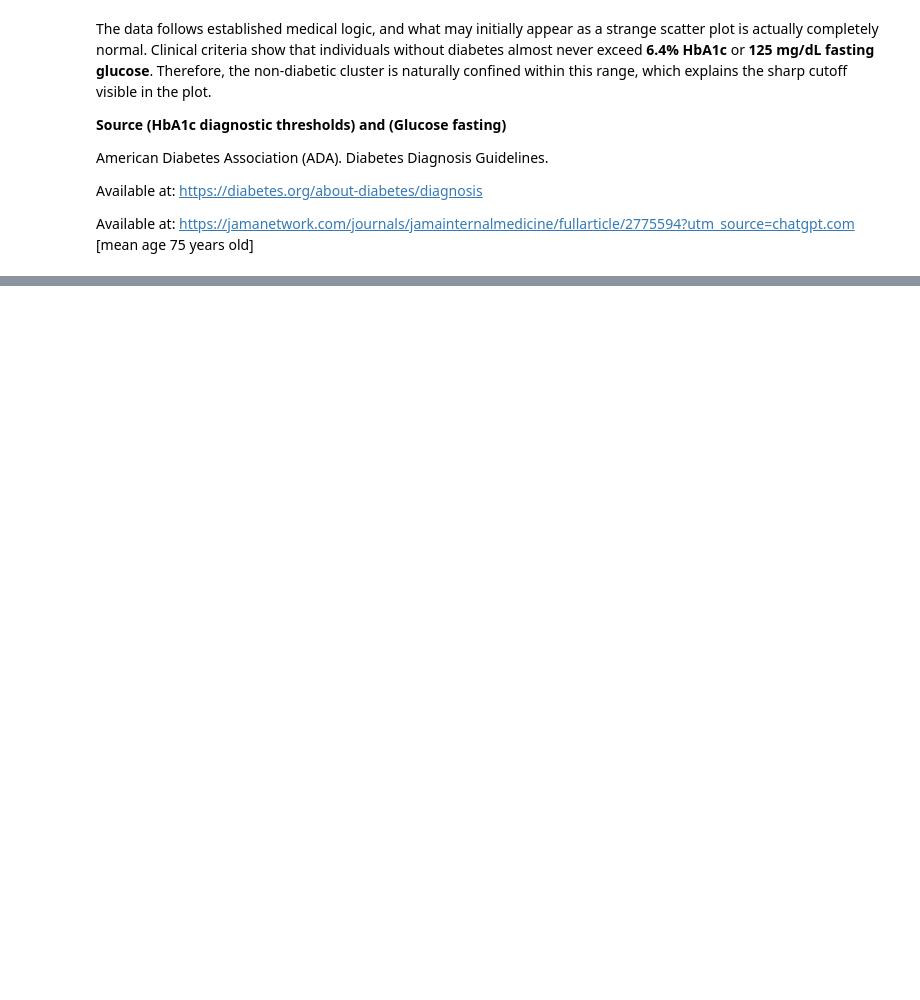
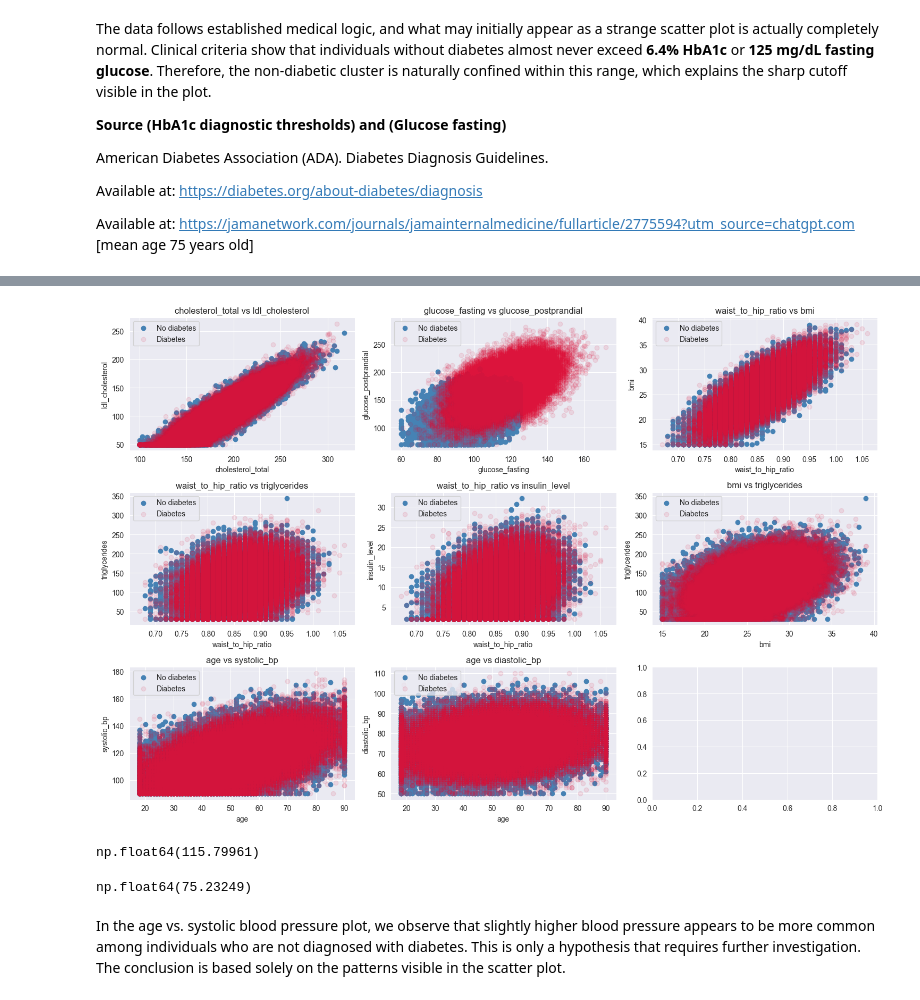
Before and after one commit to plamensve/diabets_health_indicators, a Jupyter notebook: notebooks/02_eda.ipynb, the cells around one changed output, grey strips where cells are left out. Saved outputs shown, nothing was run; the diff lists cells and outputs as text; code cells hidden in the pictures; blank space fills up the shorter version.

```diff
--- a/notebooks/02_eda.ipynb
+++ b/notebooks/02_eda.ipynb
@@ -74,0 +129,43 @@ Available at: https://jamanetwork.com/journals/jamainternalmedicine/fullarticle/
+# %%
+fig, axes = plt.subplots(3, 3, figsize=(15, 10), )
+axes = axes.flatten()
+
+TARGET_COLUMN = 'diagnosed_diabetes'
+duo_features = [
+    ('cholesterol_total', 'ldl_cholesterol'),
+    ('glucose_fasting', 'glucose_postprandial'),
+    ('waist_to_hip_ratio', 'bmi'),
+    ('waist_to_hip_ratio', 'triglycerides'),
+    ('waist_to_hip_ratio', 'insulin_level'),
+    ('bmi', 'triglycerides'),
+    ('age', 'systolic_bp'),
+    ('age', 'diastolic_bp'),
+]
+
+for ax, (f1, f2) in zip(axes, duo_features):
+
+    diabetic = data[data[TARGET_COLUMN] == 1]
+    non_diabetic = data[data[TARGET_COLUMN] == 0]
+
+    ax.scatter(non_diabetic[f1], non_diabetic[f2], alpha=1, label='No diabetes', color='steelblue')
+    ax.scatter(diabetic[f1], diabetic[f2], alpha=0.1, label='Diabetes', color='crimson')
+
+    ax.set_xlabel(f1)
+    ax.set_ylabel(f2)
+    ax.set_title(f'{f1} vs {f2}')
+    ax.legend()
+
+plt.tight_layout()
+plt.show()
+# %% [output]
+[figure, added]
+# %%
+data['systolic_bp'].mean()
+# %% [output]
+np.float64(115.79961)
+# %%
+data['diastolic_bp'].mean()
+# %% [output]
+np.float64(75.23249)
+# %% [markdown]
+In the age vs. systolic blood pressure plot, we observe that slightly higher blood pressure appears to be more common among individuals who are not diagnosed with diabetes. This is only a hypothesis that requires further investigation. The conclusion is based solely on the patterns visible in the scatter plot.
```
Also changed, not shown: parts of 15 cells of this notebook, 2 other files.
